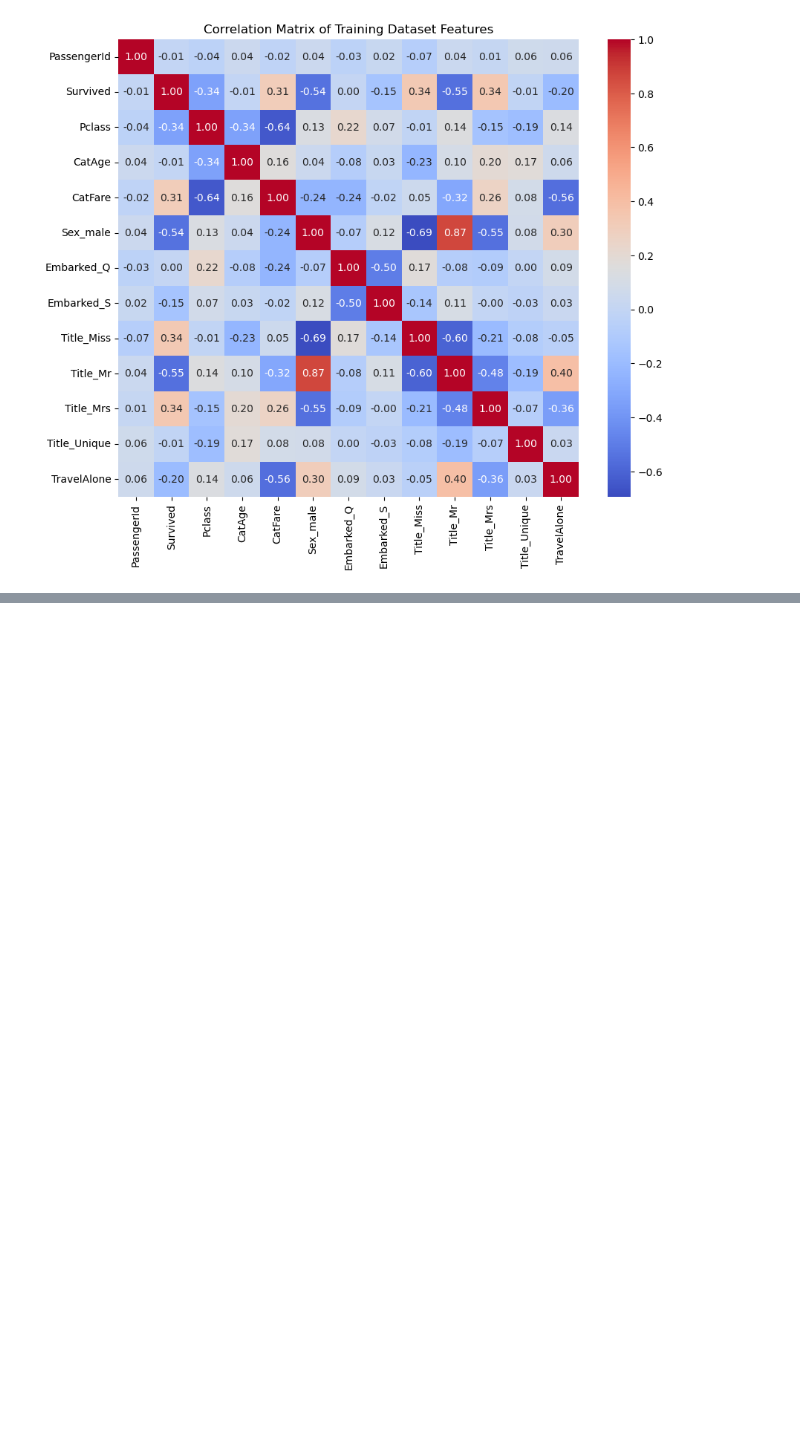
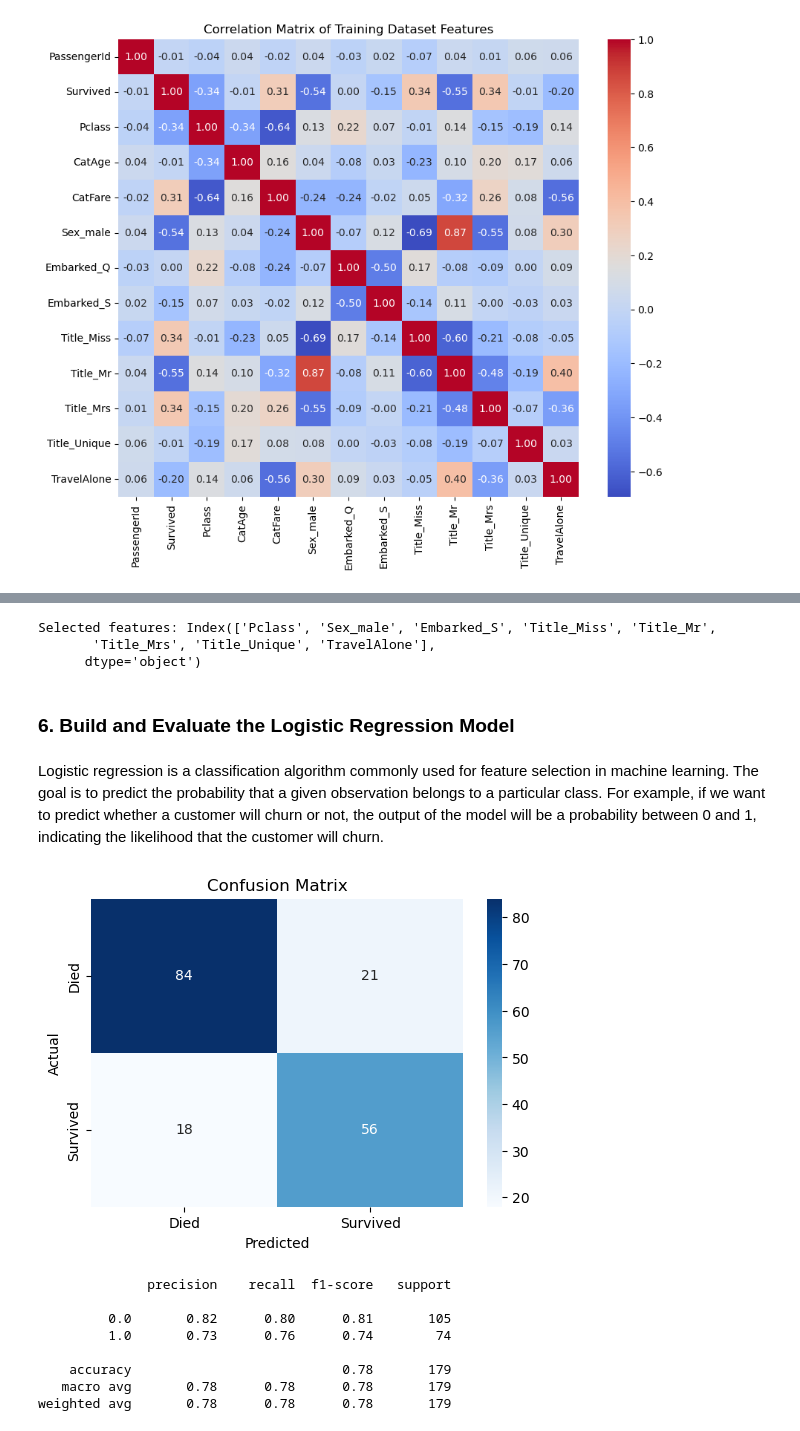
Before and after one commit to ValerieSmidt/Intro-til-KI, a Jupyter notebook: Lab3.ipynb, the cells around one changed output, grey strips where cells are left out. Drawn from its saved outputs; the diff is of its cells as text; code cells hidden in the pictures; blank space fills up the shorter version.

```diff
--- a/Lab3.ipynb
+++ b/Lab3.ipynb
@@ -154,0 +173,62 @@ Survived has the highest negative correlation with the male sex and having the t
+# %%
+# 1. Prep the data
+x = df_train.drop(["PassengerId", "Survived"], axis=1)
+y = df_train["Survived"]
+# If there are categorical variables, make sure to encode them appropriately
+# For example:
+# X = pd.get_dummies(X, drop_first=True)
+# 2. Initialize the logistic regression model
+model = LogisticRegression(max_iter=1000)
+# 3. Perform RFE to select a subset of features
+rfe  = RFE(estimator=model, n_features_to_select=8)
+rfe.fit(x, y)
+# 4. List the selected features
+selected_features= x.columns[rfe.support_]
+print("Selected features:", selected_features)
+# %% [output]
+Selected features: Index(['Pclass', 'Sex_male', 'Embarked_S', 'Title_Miss', 'Title_Mr',
+       'Title_Mrs', 'Title_Unique', 'TravelAlone'],
+      dtype='object')
+# %% [markdown]
+### 6. Build and Evaluate the Logistic Regression Model
+# %% [markdown]
+Logistic regression is a classification algorithm commonly used for feature selection in machine learning. The goal is to predict the probability that a given observation belongs to a particular class. For example, if we want to predict whether a customer will churn or not, the output of the model will be a probability between 0 and 1, indicating the likelihood that the customer will churn.
+# %%
+from sklearn.model_selection import train_test_split
+from sklearn.linear_model import LogisticRegression
+from sklearn.metrics import confusion_matrix, classification_report
+
+# 1. Split the data
+X = df_train[selected_features]
+y = df_train['Survived']
+X_train, X_test, y_train, y_test = train_test_split(X, y, test_size=0.2, random_state=42)
+
+# 2. Train the model
+model = LogisticRegression(max_iter=1000)
+model.fit(X_train, y_train)
+
+# 3. Make predictions
+y_pred = model.predict(X_test)
+
+# 4. Evaluate the model
+# Confusion Matrix
+cm = confusion_matrix(y_test, y_pred)
+plt.figure(figsize=(6,4))
+sns.heatmap(cm, annot=True, fmt='d', cmap='Blues', xticklabels=['Died', 'Survived'], yticklabels=['Died', 'Survived'])
+plt.ylabel('Actual')
+plt.xlabel('Predicted')
+plt.title('Confusion Matrix')
+plt.show()
+
+# Classification Report
+print(classification_report(y_test, y_pred))
+# %% [output]
+[figure, added]
+              precision    recall  f1-score   support
+
+         0.0       0.82      0.80      0.81       105
+         1.0       0.73      0.76      0.74        74
+
+    accuracy                           0.78       179
+   macro avg       0.78      0.78      0.78       179
+weighted avg       0.78      0.78      0.78       179
```
Also changed, not shown: parts of 9 cells of this notebook.
